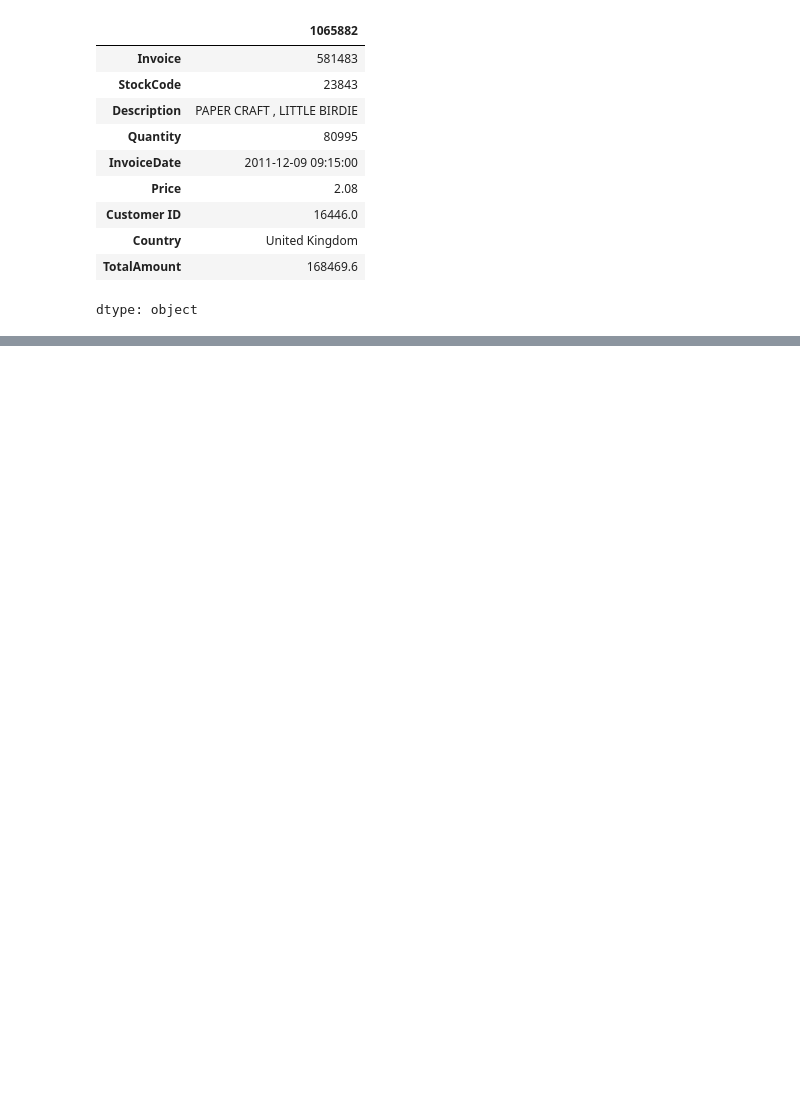
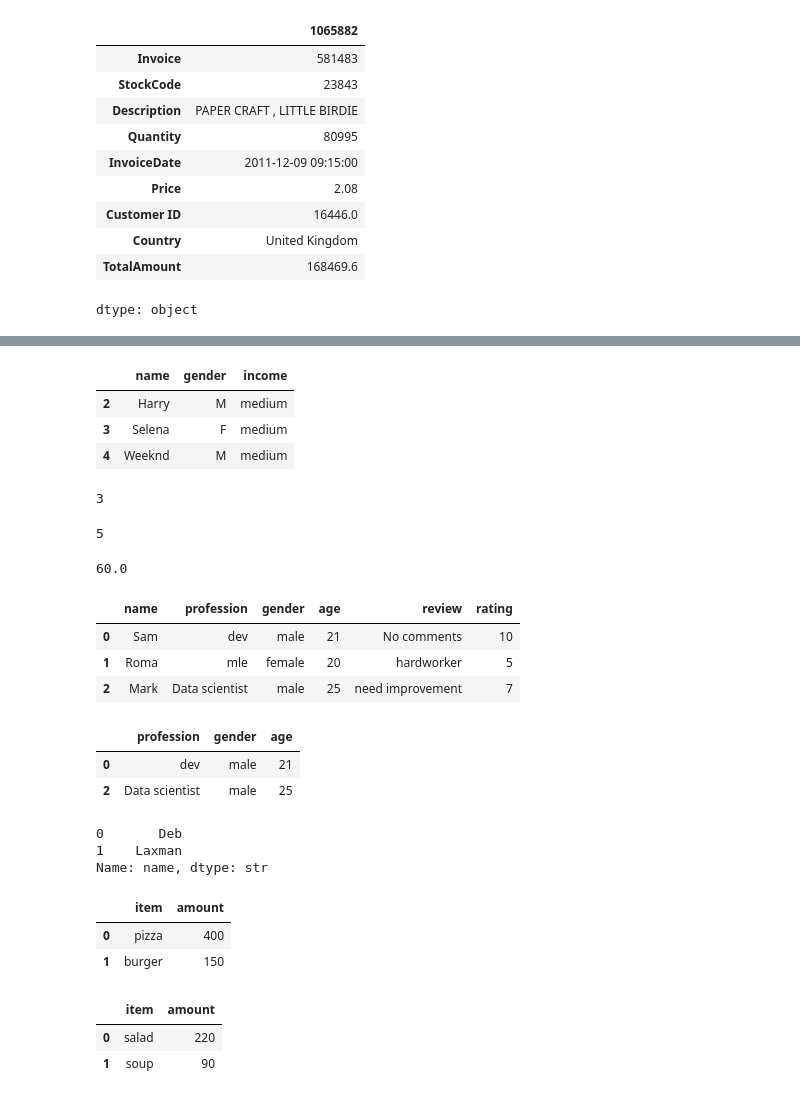
Before and after one commit to manojbaliyan16/AI-ML, a Jupyter notebook: Module_1_NP_PD/notebooks/Session_5.ipynb, the cells around one changed output, grey strips where cells are left out. Drawn from its saved outputs; the diff is of its cells as text; code cells hidden in the pictures; blank space fills up the shorter version.

```diff
--- a/Module_1_NP_PD/Session_5.ipynb
+++ b/Module_1_NP_PD/notebooks/Session_5.ipynb
@@ -901,0 +921,23 @@ dtype: object
+# %%
+medium_income=df[df['income']=='medium']
+medium_income
+# %% [output]
+|  | name | gender | income |
+| 2 | Harry | M | medium |
+| 3 | Selena | F | medium |
+| 4 | Weeknd | M | medium |
+# %%
+medium_incm_emp=len(medium_income['name'])
+medium_incm_emp
+# %% [output]
+3
+# %%
+total_emp=len(df)
+total_emp
+# %% [output]
+5
+# %%
+percentage=(medium_incm_emp/total_emp)*100
+percentage
+# %% [output]
+60.0
@@ -901,0 +949,48 @@ dtype: object
+# %%
+data={'name':["Sam","Roma","Mark"], "profession":['dev','mle','Data scientist'],"gender":['male','female','male'], "age":[21,20,25],"review":['No comments','hardworker','need improvement'],"rating":[10,5,7]}
+df=pd.DataFrame(data)
+df
+cf=df.set_index('name')
+df
+# %% [output]
+|  | name | profession | gender | age | review | rating |
+| 0 | Sam | dev | male | 21 | No comments | 10 |
+| 1 | Roma | mle | female | 20 | hardworker | 5 |
+| 2 | Mark | Data scientist | male | 25 | need improvement | 7 |
+# %%
+cf=df[df['rating']>=6][['profession','gender','age']]
+ef=cf[['profession','gender','age']]
+ef
+#cf[]
+# %% [output]
+|  | profession | gender | age |
+| 0 | dev | male | 21 |
+| 2 | Data scientist | male | 25 |
+# %%
+data = {
+    'name': ['Mark', 'Ramilla', 'Deb', 'Laxman'],
+    'profession': ['dev', 'mle', 'mle', 'hr'],
+    'gender': ['male', 'female', 'male', 'male'],
+    'age': [21, 20, 30, 27],
+    'review': ['need improvement', 'Can be improved', 'Scope of improvement', 'Great'],
+    'rating': [10, 5, 7, 9]
+}
+
+df = pd.DataFrame(data)
+ef=df[df['gender']=='male']
+ef
+cf=ef[(ef['age']>=23) & (ef['age']<=30)]['name'].reset_index(drop=True)
+cf
+# %% [output]
+0       Deb
+1    Laxman
+Name: name, dtype: str
+# %%
+#Appending and Removing the Rows in preexisting DataFrame
+df = pd.DataFrame({'item': ['pizza', 'burger'], 'amount': [400,
+  150]})
+df
+# %% [output]
+|  | item | amount |
+| 0 | pizza | 400 |
+| 1 | burger | 150 |
@@ -901,0 +999,7 @@ dtype: object
+# %%
+add=pd.DataFrame(new_rows, columns=df.columns)
+add
+# %% [output]
+|  | item | amount |
+| 0 | salad | 220 |
+| 1 | soup | 90 |
```
Also changed, not shown: parts of 4 cells of this notebook, 13 other files.
